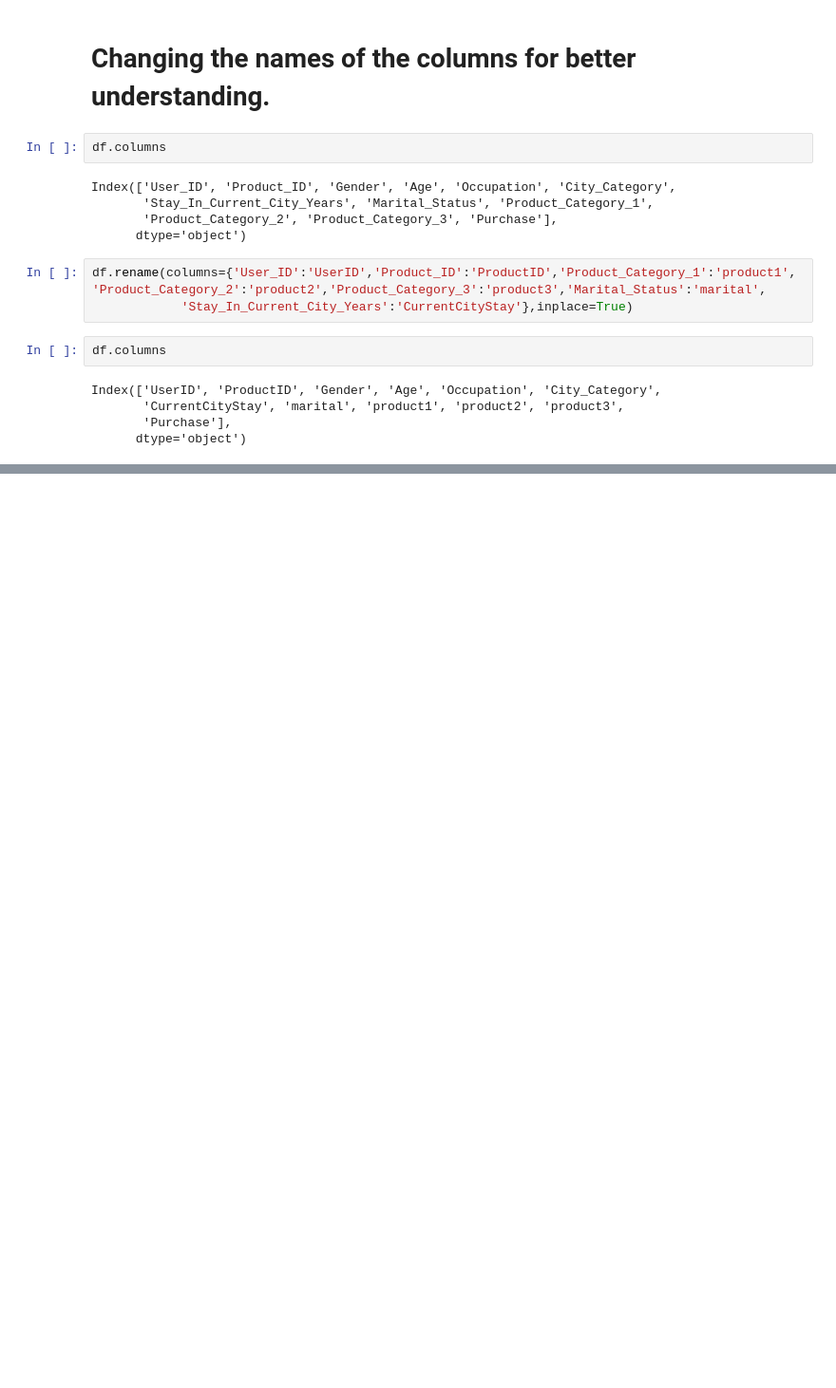
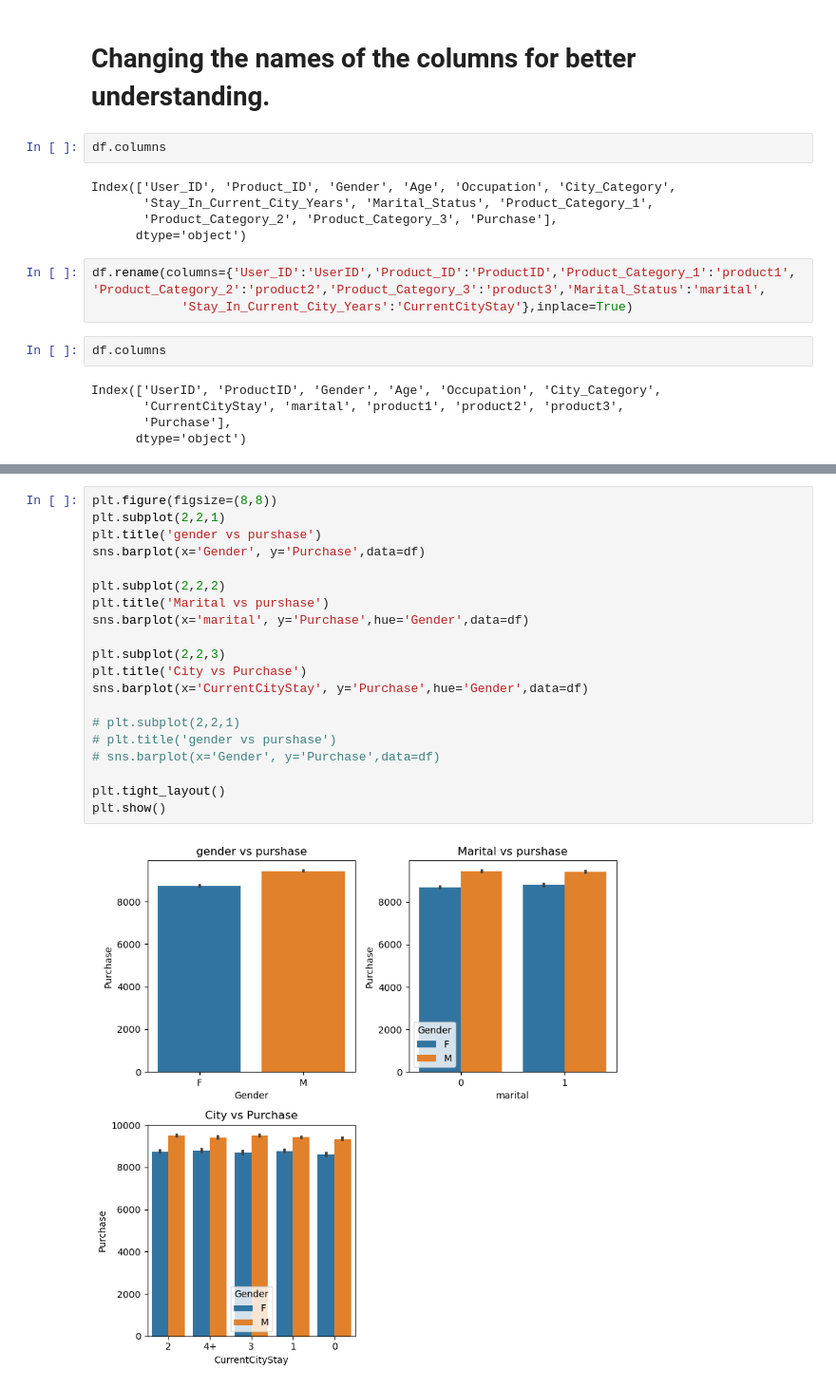
Before and after one commit to saurabh-G1/Friday-Sales-EDA, a Jupyter notebook: Friday-Sales-EDA.ipynb, the cells around one changed output, grey strips where cells are left out. Shown at 95% size. Drawn from its saved outputs; the diff is of its cells as text; blank space fills up the shorter version.

```diff
--- a/Friday-Sales-EDA.ipynb
+++ b/Friday-Sales-EDA.ipynb
@@ -141,0 +396,22 @@ Index(['UserID', 'ProductID', 'Gender', 'Age', 'Occupation', 'City_Category',
+# %%
+plt.figure(figsize=(8,8))
+plt.subplot(2,2,1)
+plt.title('gender vs purshase')
+sns.barplot(x='Gender', y='Purchase',data=df)
+
+plt.subplot(2,2,2)
+plt.title('Marital vs purshase')
+sns.barplot(x='marital', y='Purchase',hue='Gender',data=df)
+
+plt.subplot(2,2,3)
+plt.title('City vs Purchase')
+sns.barplot(x='CurrentCityStay', y='Purchase',hue='Gender',data=df)
+
+# plt.subplot(2,2,1)
+# plt.title('gender vs purshase')
+# sns.barplot(x='Gender', y='Purchase',data=df)
+
+plt.tight_layout()
+plt.show()
+# %% [output]
+[figure, added]
```
Also changed, not shown: parts of 32 cells of this notebook.
